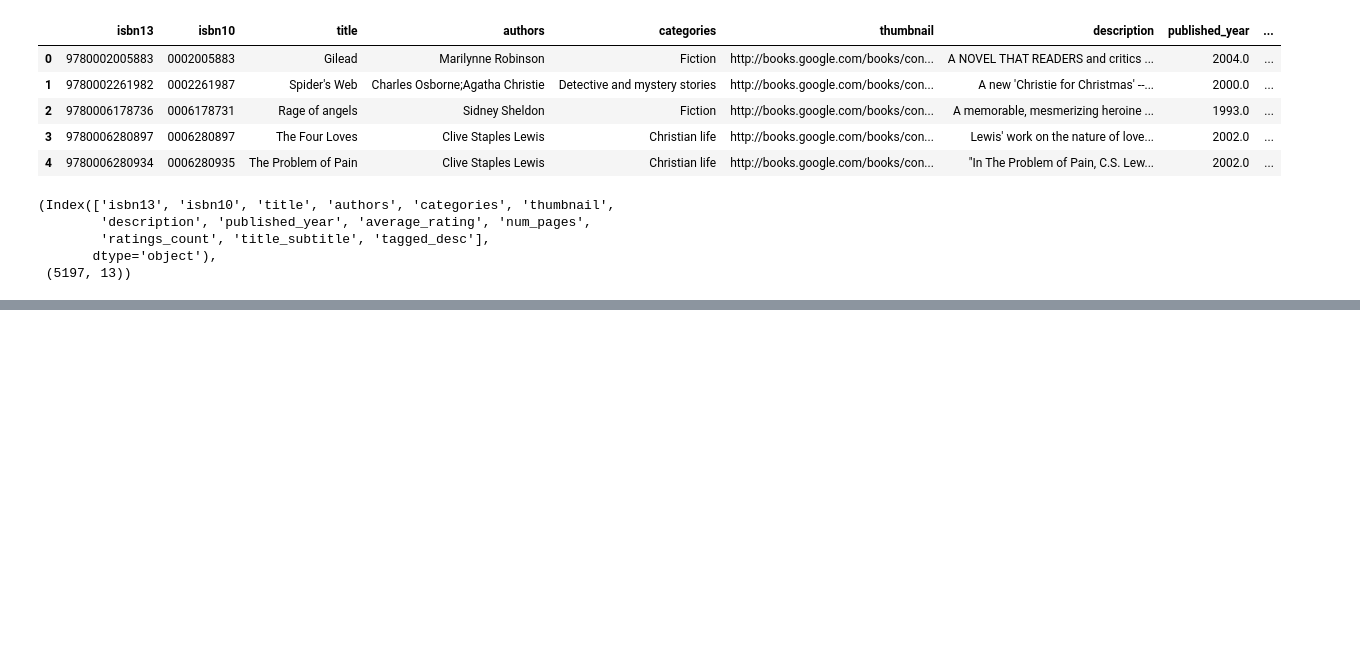
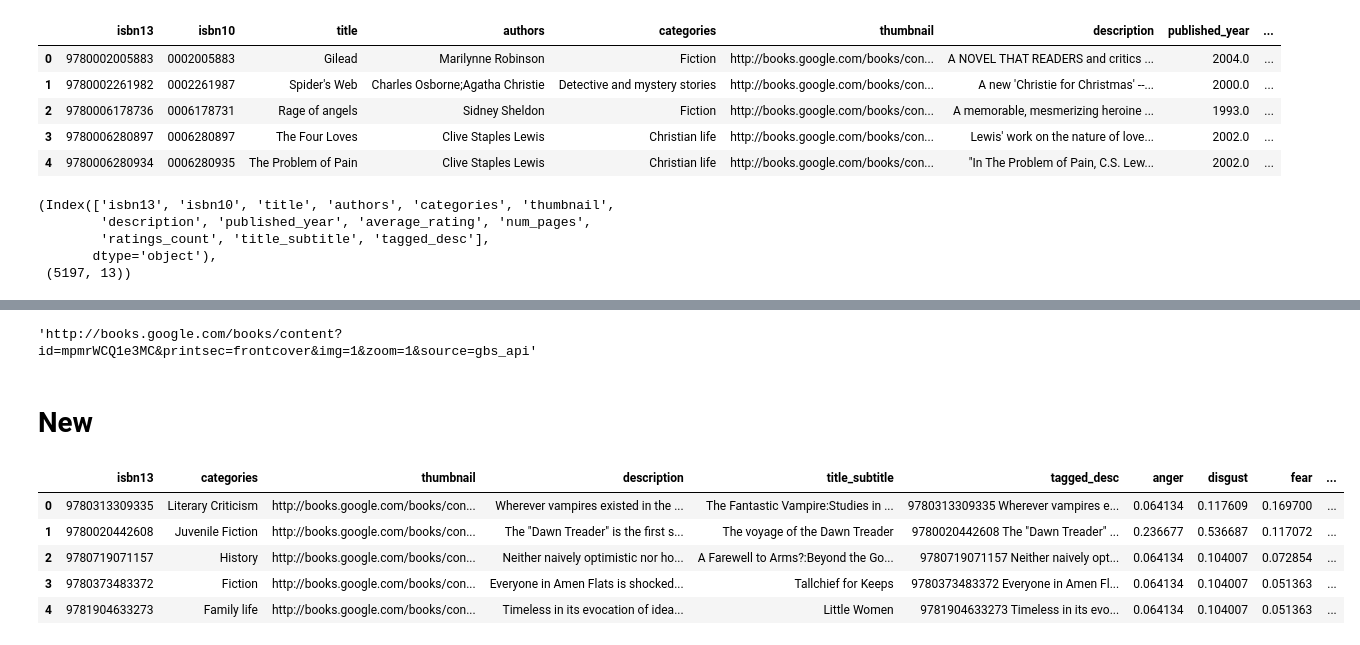
Before and after one commit to chibuikeeugene/nlp_projects, a Jupyter notebook: semantic_book_recommender_search_app/research/book_sentiment_analysis.ipynb, the cells around one changed output, grey strips where cells are left out. Saved outputs shown, nothing was run; the diff lists cells and outputs as text; code cells hidden in the pictures; blank space fills up the shorter version.

```diff
--- a/semantic_book_recommender_search_app/research/book_sentiment_analysis.ipynb
+++ b/semantic_book_recommender_search_app/research/book_sentiment_analysis.ipynb
@@ -171,0 +191,17 @@ df.head()
+# %%
+df_new_with_emotions['thumbnail'][0]
+# %% [output]
+'http://books.google.com/books/content?id=mpmrWCQ1e3MC&printsec=frontcover&img=1&zoom=1&source=gbs_api'
+# %% [markdown]
+# New
+# %%
+import pandas as pd
+data =  pd.read_csv('books_with_emotions.csv')
+data.head()
+# %% [output]
+|  | isbn13 | categories | thumbnail | description | title_subtitle | tagged_desc | anger | disgust | fear | ... |
+| 0 | 9780313309335 | Literary Criticism | http://books.google.com/books/con... | Wherever vampires existed in the ... | The Fantastic Vampire:Studies in ... | 9780313309335 Wherever vampires e... | 0.064134 | 0.117609 | 0.169700 | ... |
+| 1 | 9780020442608 | Juvenile Fiction | http://books.google.com/books/con... | The "Dawn Treader" is the first s... | The voyage of the Dawn Treader | 9780020442608 The "Dawn Treader" ... | 0.236677 | 0.536687 | 0.117072 | ... |
+| 2 | 9780719071157 | History | http://books.google.com/books/con... | Neither naively optimistic nor ho... | A Farewell to Arms?:Beyond the Go... | 9780719071157 Neither naively opt... | 0.064134 | 0.104007 | 0.072854 | ... |
+| 3 | 9780373483372 | Fiction | http://books.google.com/books/con... | Everyone in Amen Flats is shocked... | Tallchief for Keeps | 9780373483372 Everyone in Amen Fl... | 0.064134 | 0.104007 | 0.051363 | ... |
+| 4 | 9781904633273 | Family life | http://books.google.com/books/con... | Timeless in its evocation of idea... | Little Women | 9781904633273 Timeless in its evo... | 0.064134 | 0.104007 | 0.051363 | ... |
```
Also changed, not shown: parts of 16 cells of this notebook, 11 other files.
